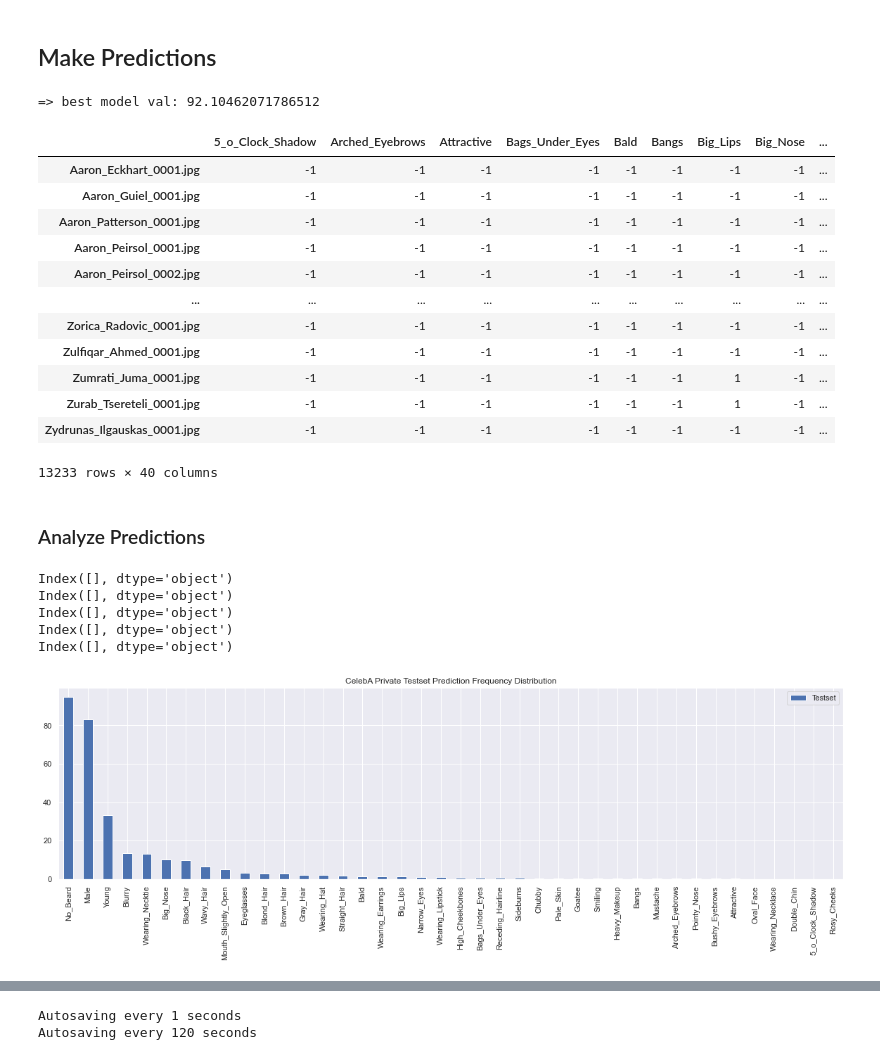
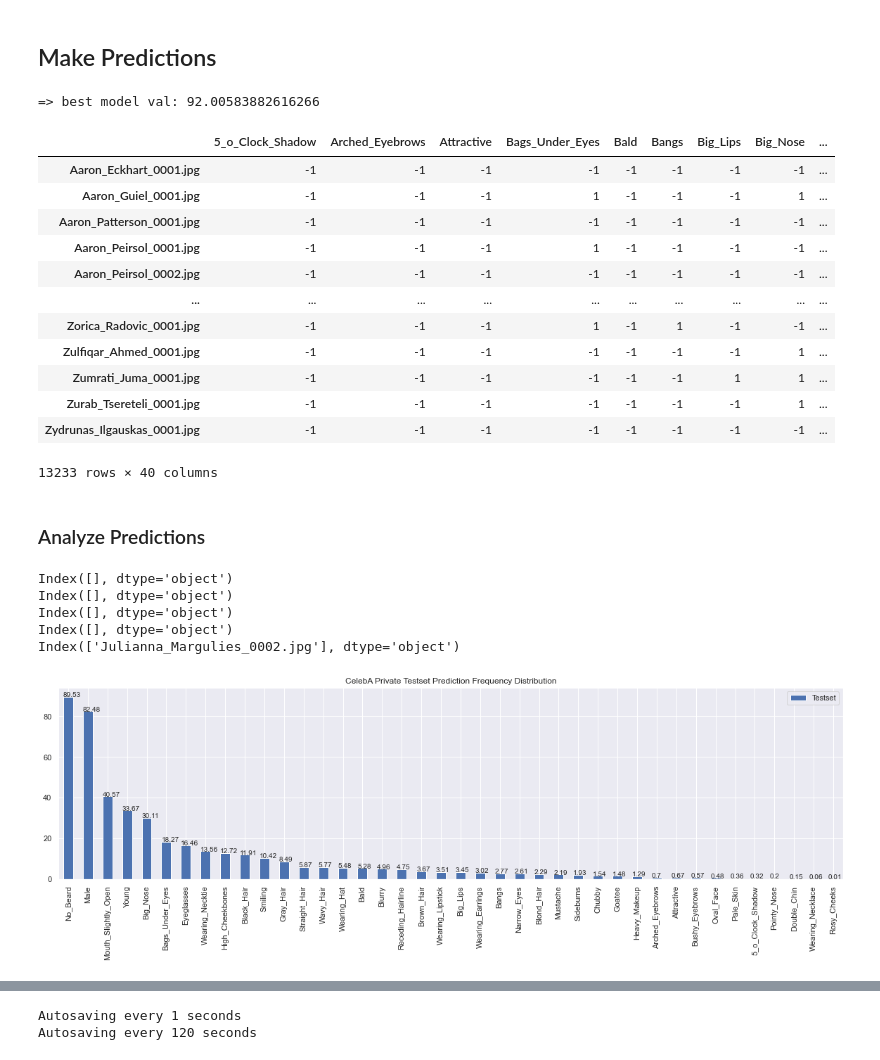
Before and after one commit to kkaryl/AI6126-Advanced_Computer_Vision, a Jupyter notebook: project_1/src/ai6126-p1-inference-v0.2.ipynb, the cells around one changed output, grey strips where cells are left out. Cells and saved outputs as stored; diff of their text form; code cells hidden in the pictures.

```diff
--- a/project_1/src/ai6126-p1-inference-v0.2.ipynb
+++ b/project_1/src/ai6126-p1-inference-v0.2.ipynb
@@ -326,11 +326,11 @@ h
 # %% [markdown]
 ## Make Predictions
 # %%
-selected_model = "FaceAttrResNet34_42_s0e50_tb100_vb100_CE_SGD__step_lr0.1_wd0.0001_g0.1_sp30"
+selected_model = "FaceAttrResNet50_42_s0e80_tb128_vb128_FL_SGD_38_lr0.01_wd0.0001_ReduceLROnPlateau"
 p_model, p_model_acc = inf_models[selected_model]
 print(f"=> best model val: {p_model_acc}")
 # %% [output]
-=> best model val: 92.10462071786512
+=> best model val: 92.00583882616266
 # %%
 maxk = 1
 preds = pd.DataFrame(index=test_dataset.imagenames, columns=attribute_names)
@@ -357,15 +357,15 @@ preds
 # %% [output]
 |  | 5_o_Clock_Shadow | Arched_Eyebrows | Attractive | Bags_Under_Eyes | Bald | Bangs | Big_Lips | Big_Nose | ... |
 | Aaron_Eckhart_0001.jpg | -1 | -1 | -1 | -1 | -1 | -1 | -1 | -1 | ... |
-| Aaron_Guiel_0001.jpg | -1 | -1 | -1 | -1 | -1 | -1 | -1 | -1 | ... |
+| Aaron_Guiel_0001.jpg | -1 | -1 | -1 | 1 | -1 | -1 | -1 | 1 | ... |
 | Aaron_Patterson_0001.jpg | -1 | -1 | -1 | -1 | -1 | -1 | -1 | -1 | ... |
-| Aaron_Peirsol_0001.jpg | -1 | -1 | -1 | -1 | -1 | -1 | -1 | -1 | ... |
+| Aaron_Peirsol_0001.jpg | -1 | -1 | -1 | 1 | -1 | -1 | -1 | -1 | ... |
 | Aaron_Peirsol_0002.jpg | -1 | -1 | -1 | -1 | -1 | -1 | -1 | -1 | ... |
 | ... | ... | ... | ... | ... | ... | ... | ... | ... | ... |
-| Zorica_Radovic_0001.jpg | -1 | -1 | -1 | -1 | -1 | -1 | -1 | -1 | ... |
-| Zulfiqar_Ahmed_0001.jpg | -1 | -1 | -1 | -1 | -1 | -1 | -1 | -1 | ... |
-| Zumrati_Juma_0001.jpg | -1 | -1 | -1 | -1 | -1 | -1 | 1 | -1 | ... |
-| Zurab_Tsereteli_0001.jpg | -1 | -1 | -1 | -1 | -1 | -1 | 1 | -1 | ... |
+| Zorica_Radovic_0001.jpg | -1 | -1 | -1 | 1 | -1 | 1 | -1 | -1 | ... |
+| Zulfiqar_Ahmed_0001.jpg | -1 | -1 | -1 | -1 | -1 | -1 | -1 | 1 | ... |
+| Zumrati_Juma_0001.jpg | -1 | -1 | -1 | -1 | -1 | -1 | 1 | 1 | ... |
+| Zurab_Tsereteli_0001.jpg | -1 | -1 | -1 | -1 | -1 | -1 | -1 | 1 | ... |
 | Zydrunas_Ilgauskas_0001.jpg | -1 | -1 | -1 | -1 | -1 | -1 | -1 | -1 | ... |
 13233 rows × 40 columns
 # %%
@@ -377,21 +377,25 @@ preds.to_csv(pfile, index=True)
 # %%
 stat_df = pd.DataFrame(index = attribute_names)
 stat_df.loc[:,'Testset'] = (preds.iloc[:,:] == 1).mean(axis=0)*100
 stat_df = stat_df.sort_values('Testset', ascending=False)
+fig, ax = plt.subplots()
 stat_df.plot(title='CelebA Private Testset Prediction Frequency Distribution',
-             kind='bar', figsize=(20, 5))
+             kind='bar', figsize=(20, 5), ax=ax)
+for p in ax.patches:
+    value = round(p.get_height(),2)
+    ax.annotate(str(value), xy=(p.get_x(), p.get_height()))
 print(preds[(preds['Young']==1) & (preds['Gray_Hair']==1)].index)
 print(preds[(preds['Male']==-1) & (preds['Mustache']==1)].index)
 print(preds[(preds['Male']==-1) & (preds['Goatee']==1)].index)
 print(preds[(preds['Gray_Hair']==1) & (preds['Blond_Hair']==1)].index)
 print(preds[(preds['Male']==-1) & (preds['No_Beard']==-1)].index)
 # %% [output]
 Index([], dtype='object')
 Index([], dtype='object')
 Index([], dtype='object')
 Index([], dtype='object')
-Index([], dtype='object')
+Index(['Julianna_Margulies_0002.jpg'], dtype='object')
-[figure, old version]
+[figure, new version]
 # %%
 # George_W_Bush Predictions
 celeb_preds = preds[preds.index.str.contains('George_W_Bush')]
```
Also changed, not shown: parts of 9 cells of this notebook.
